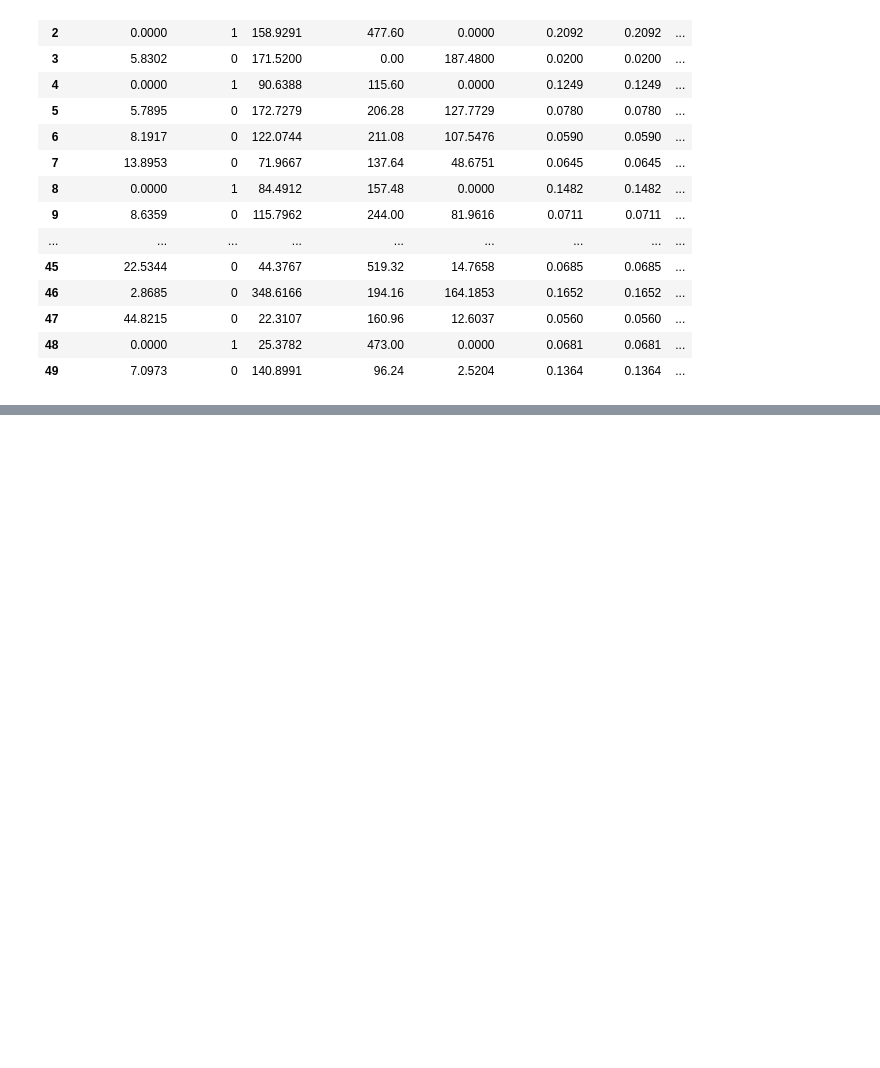
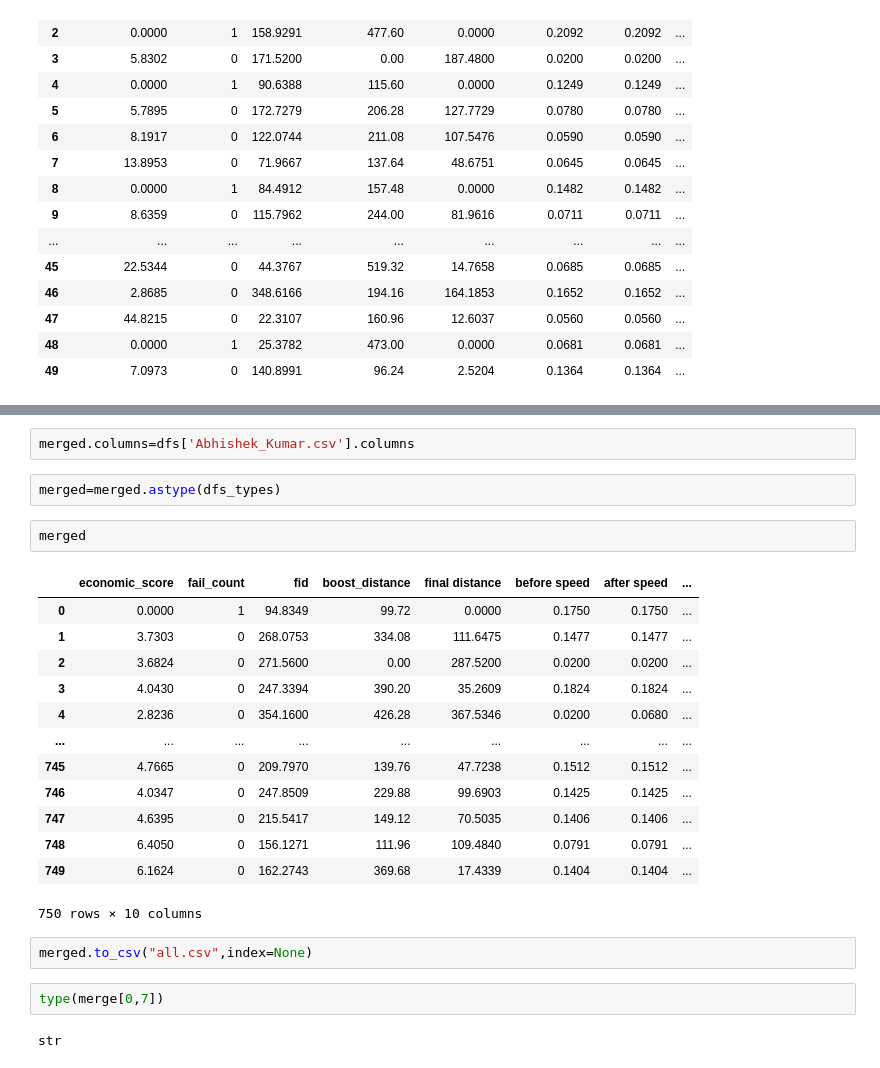
Before and after one commit to Sahil-Tomar/Slow-Escape-Decisions-Trait-Anxiety, a Jupyter notebook: STAI-Y/score2.ipynb, the cells around one changed output, grey strips where cells are left out. Saved outputs shown, nothing was run; the diff lists cells and outputs as text; blank space fills up the shorter version.

```diff
--- a/STAI-Y/score2.ipynb
+++ b/STAI-Y/score2.ipynb
@@ -243,0 +365,26 @@ for i in dfs.keys():
+# %%
+merged.columns=dfs['Abhishek_Kumar.csv'].columns
+# %%
+merged=merged.astype(dfs_types)
+# %%
+merged
+# %% [output]
+|  | economic_score | fail_count | fid | boost_distance | final distance | before speed | after speed | ... |
+| 0 | 0.0000 | 1 | 94.8349 | 99.72 | 0.0000 | 0.1750 | 0.1750 | ... |
+| 1 | 3.7303 | 0 | 268.0753 | 334.08 | 111.6475 | 0.1477 | 0.1477 | ... |
+| 2 | 3.6824 | 0 | 271.5600 | 0.00 | 287.5200 | 0.0200 | 0.0200 | ... |
+| 3 | 4.0430 | 0 | 247.3394 | 390.20 | 35.2609 | 0.1824 | 0.1824 | ... |
+| 4 | 2.8236 | 0 | 354.1600 | 426.28 | 367.5346 | 0.0200 | 0.0680 | ... |
+| ... | ... | ... | ... | ... | ... | ... | ... | ... |
+| 745 | 4.7665 | 0 | 209.7970 | 139.76 | 47.7238 | 0.1512 | 0.1512 | ... |
+| 746 | 4.0347 | 0 | 247.8509 | 229.88 | 99.6903 | 0.1425 | 0.1425 | ... |
+| 747 | 4.6395 | 0 | 215.5417 | 149.12 | 70.5035 | 0.1406 | 0.1406 | ... |
+| 748 | 6.4050 | 0 | 156.1271 | 111.96 | 109.4840 | 0.0791 | 0.0791 | ... |
+| 749 | 6.1624 | 0 | 162.2743 | 369.68 | 17.4339 | 0.1404 | 0.1404 | ... |
+750 rows × 10 columns
+# %%
+merged.to_csv("all.csv",index=None)
+# %%
+type(merge[0,7])
+# %% [output]
+str
```
Also changed, not shown: parts of 17 cells of this notebook, 2 other files.
